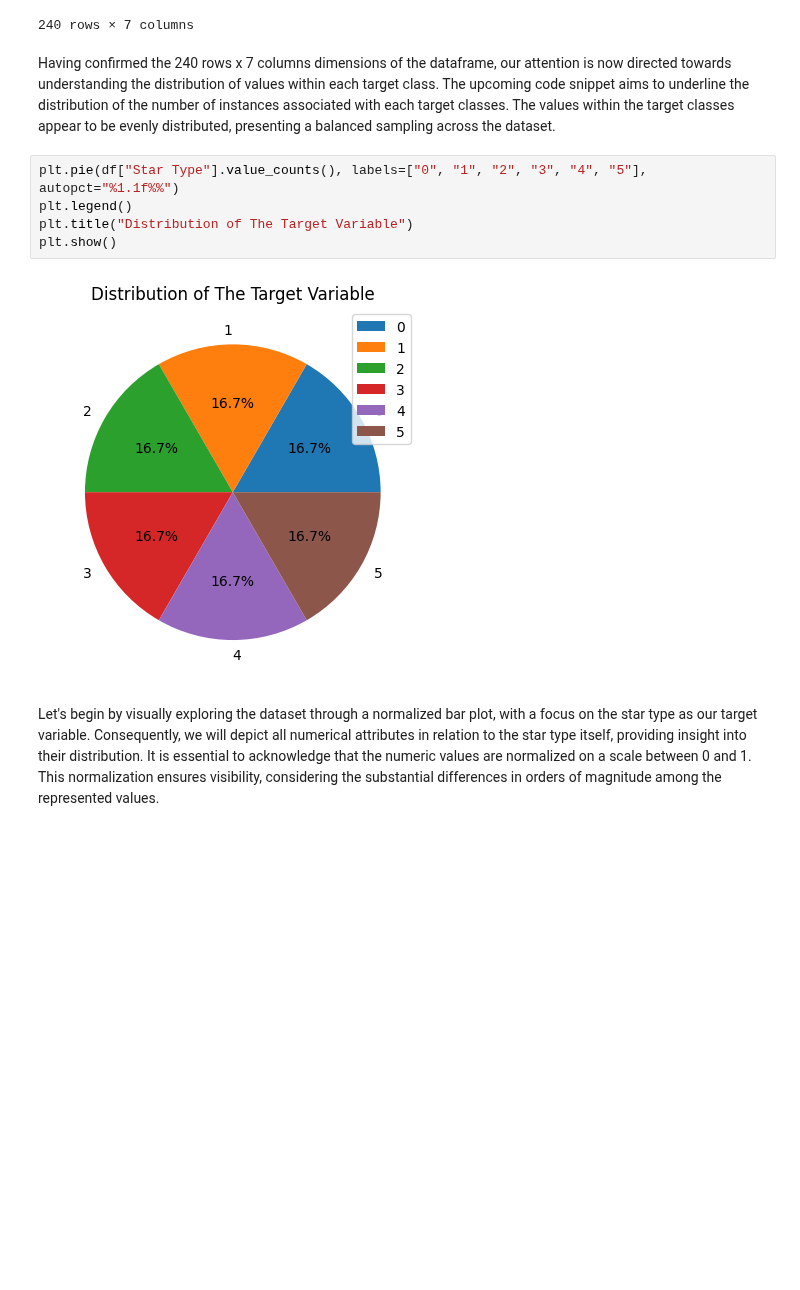
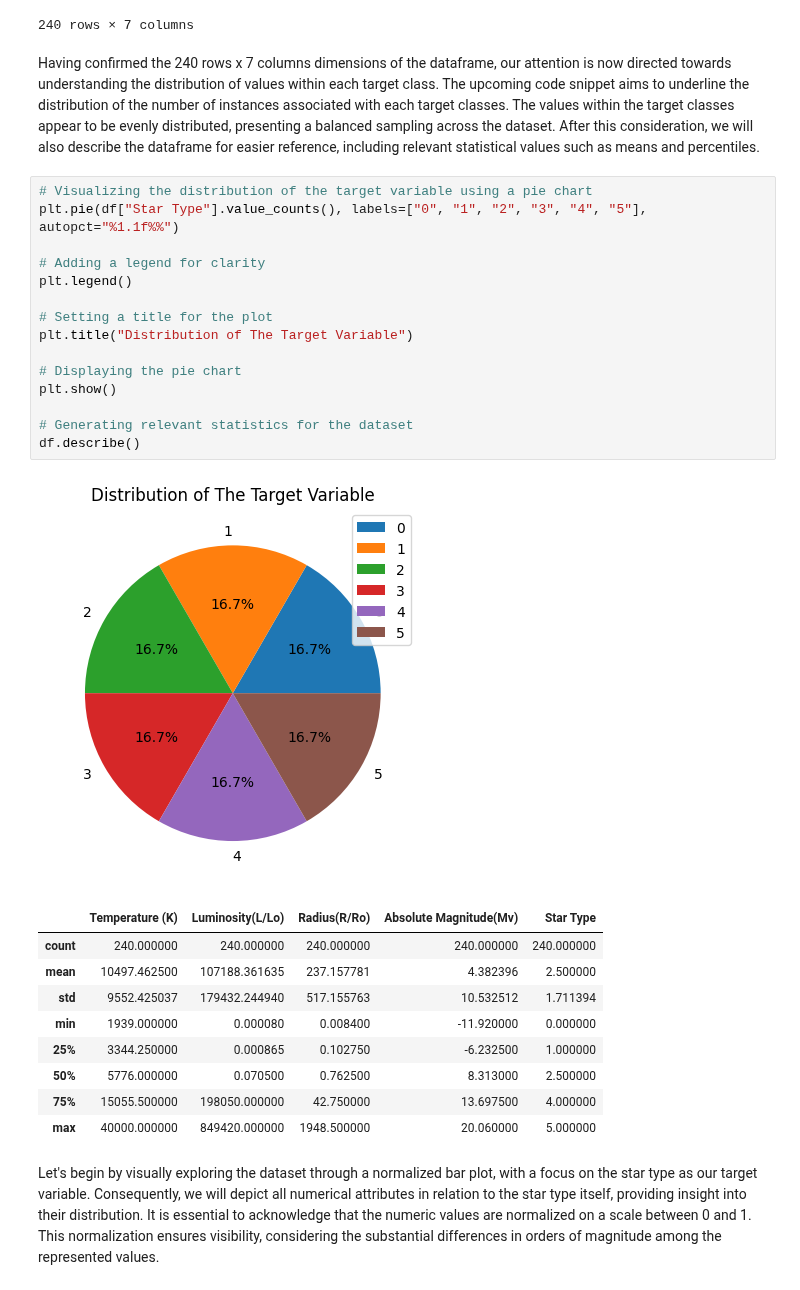
Before and after one commit to andreamoleri/StarryNight, a Jupyter notebook: Delivery/StarryNight.ipynb, the cells around one changed output. Cells and saved outputs as stored; diff of their text form; blank space fills up the shorter version.

Commit message:
Added Statistical Description

```diff
--- a/Delivery/StarryNight.ipynb
+++ b/Delivery/StarryNight.ipynb
@@ -73,14 +73,33 @@ df
 | 239 | 37882 | 294903.000000 | 1783.0000 | -7.80 | 5 | BLUE | ... |
 240 rows × 7 columns
 # %% [markdown]
-Having confirmed the 240 rows x 7 columns dimensions of the dataframe, our attention is now directed towards understanding the distribution of values within each target class. The upcoming code snippet aims to underline the distribution of the number of instances associated with each target classes. The values within the target classes appear to be evenly distributed, presenting a balanced sampling across the dataset.
+Having confirmed the 240 rows x 7 columns dimensions of the dataframe, our attention is now directed towards understanding the distribution of values within each target class. The upcoming code snippet aims to underline the distribution of the number of instances associated with each target classes. The values within the target classes appear to be evenly distributed, presenting a balanced sampling across the dataset. After this consideration, we will also describe the dataframe for easier reference, including relevant statistical values such as means and percentiles.
 # %%
+# Visualizing the distribution of the target variable using a pie chart
 plt.pie(df["Star Type"].value_counts(), labels=["0", "1", "2", "3", "4", "5"], autopct="%1.1f%%")
+
+# Adding a legend for clarity
 plt.legend()
+
+# Setting a title for the plot
 plt.title("Distribution of The Target Variable")
+
+# Displaying the pie chart
 plt.show()
+
+# Generating relevant statistics for the dataset
+df.describe()
 # %% [output]
 [figure]
+|  | Temperature (K) | Luminosity(L/Lo) | Radius(R/Ro) | Absolute Magnitude(Mv) | Star Type |
+| count | 240.000000 | 240.000000 | 240.000000 | 240.000000 | 240.000000 |
+| mean | 10497.462500 | 107188.361635 | 237.157781 | 4.382396 | 2.500000 |
+| std | 9552.425037 | 179432.244940 | 517.155763 | 10.532512 | 1.711394 |
+| min | 1939.000000 | 0.000080 | 0.008400 | -11.920000 | 0.000000 |
+| 25% | 3344.250000 | 0.000865 | 0.102750 | -6.232500 | 1.000000 |
+| 50% | 5776.000000 | 0.070500 | 0.762500 | 8.313000 | 2.500000 |
+| 75% | 15055.500000 | 198050.000000 | 42.750000 | 13.697500 | 4.000000 |
+| max | 40000.000000 | 849420.000000 | 1948.500000 | 20.060000 | 5.000000 |
 # %% [markdown]
 Let's begin by visually exploring the dataset through a normalized bar plot, with a focus on the star type as our target variable. Consequently, we will depict all numerical attributes in relation to the star type itself, providing insight into their distribution. It is essential to acknowledge that the numeric values are normalized on a scale between 0 and 1. This normalization ensures visibility, considering the substantial differences in orders of magnitude among the represented values.
 # %%
```
